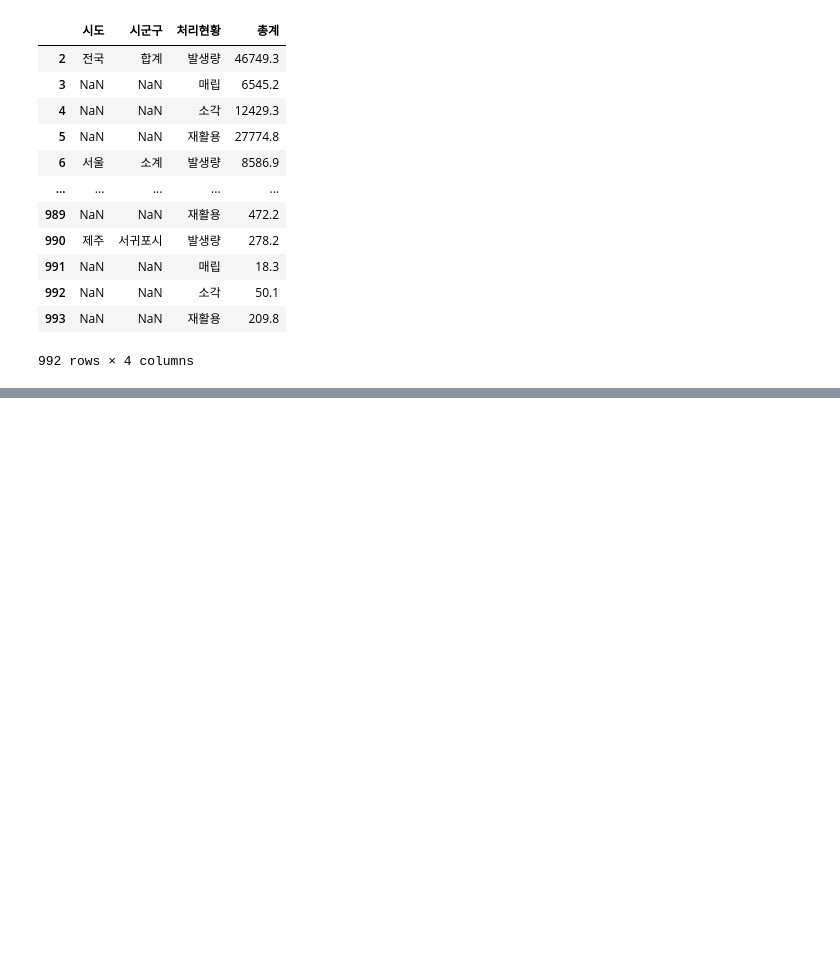
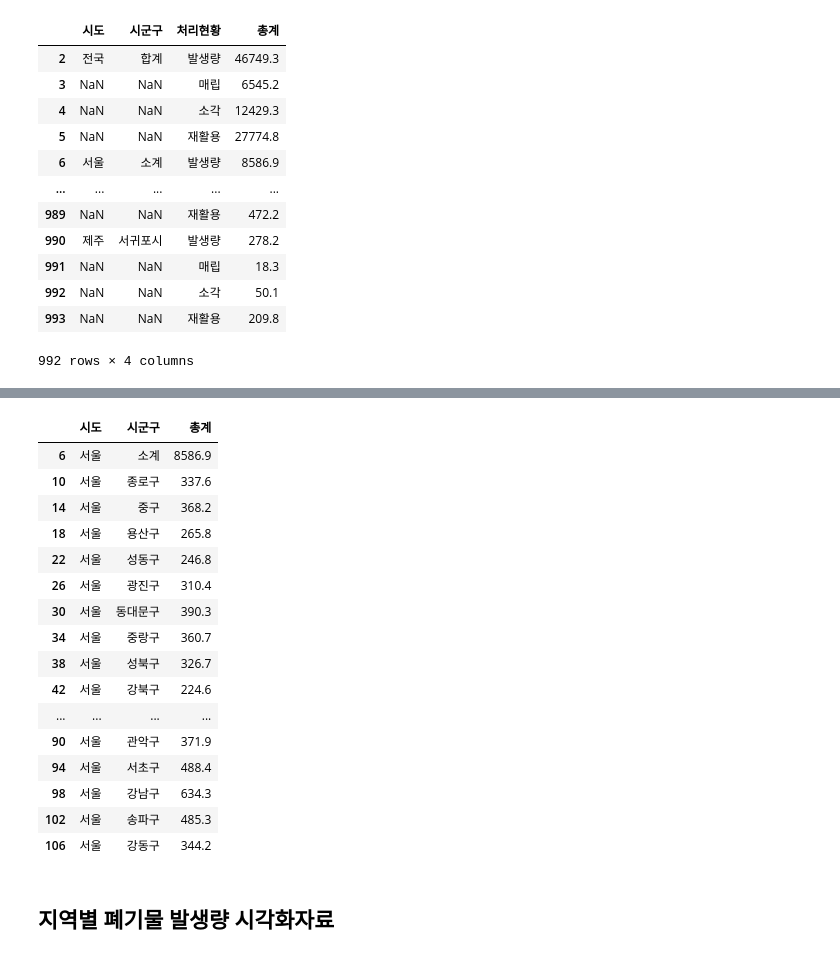
Before and after one commit to JiseonByeon96/PersonalProject, a Jupyter notebook: 지역별_폐기물_발생량_데이터_전처리.ipynb, the cells around one changed output, grey strips where cells are left out. Cells and saved outputs as stored; diff of their text form; code cells hidden in the pictures; blank space fills up the shorter version.

```diff
--- a/지역별_폐기물_발생량_데이터_전처리.ipynb
+++ b/지역별_폐기물_발생량_데이터_전처리.ipynb
@@ -26,0 +73,24 @@ data
+# %%
+is_seoul = data['시도']=='서울'
+data_seoul = data[is_seoul]
+data_seoul.drop('처리현황', axis = 1, inplace=True)
+# %%
+data_seoul
+# %% [output]
+|  | 시도 | 시군구 | 총계 |
+| 6 | 서울 | 소계 | 8586.9 |
+| 10 | 서울 | 종로구 | 337.6 |
+| 14 | 서울 | 중구 | 368.2 |
+| 18 | 서울 | 용산구 | 265.8 |
+| 22 | 서울 | 성동구 | 246.8 |
+| 26 | 서울 | 광진구 | 310.4 |
+| 30 | 서울 | 동대문구 | 390.3 |
+| 34 | 서울 | 중랑구 | 360.7 |
+| 38 | 서울 | 성북구 | 326.7 |
+| 42 | 서울 | 강북구 | 224.6 |
+| ... | ... | ... | ... |
+| 90 | 서울 | 관악구 | 371.9 |
+| 94 | 서울 | 서초구 | 488.4 |
+| 98 | 서울 | 강남구 | 634.3 |
+| 102 | 서울 | 송파구 | 485.3 |
+| 106 | 서울 | 강동구 | 344.2 |
@@ -26,0 +102,2 @@ data
+# %% [markdown]
+## 지역별 폐기물 발생량 시각화자료
```
Also changed, not shown: parts of 23 cells of this notebook.
